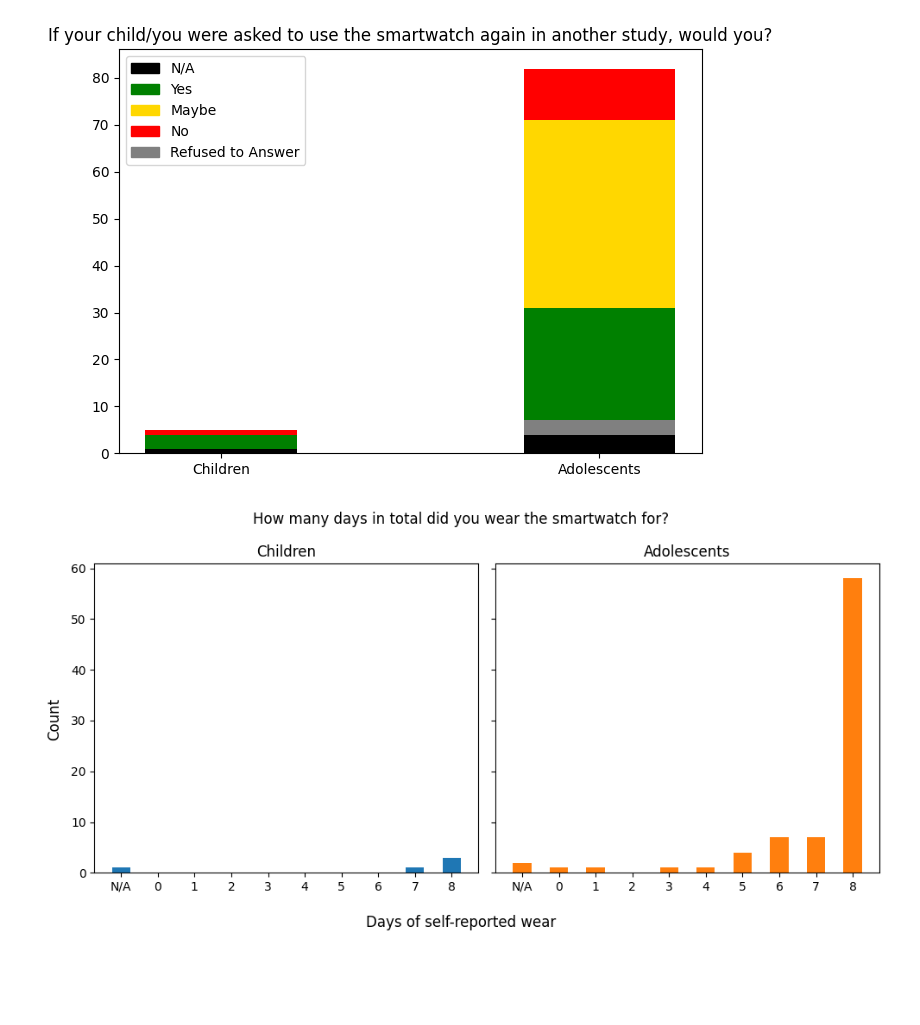
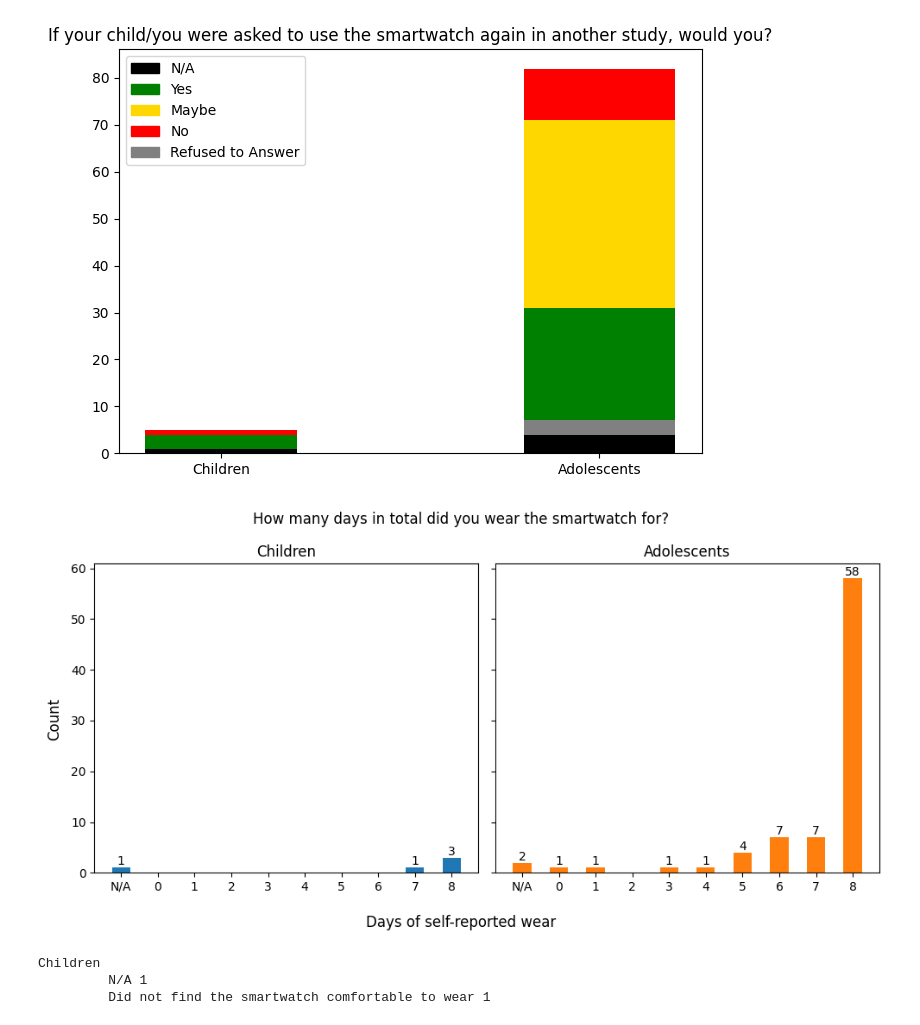
Before and after one commit to richard-lane/seaco_malaysia, a Jupyter notebook: qualitative.ipynb, the cells around one changed output. Drawn from its saved outputs; the diff is of its cells as text; code cells hidden in the pictures; blank space fills up the shorter version.

Commit message:
reasons for not using it

```diff
--- a/qualitative.ipynb
+++ b/qualitative.ipynb
@@ -234,31 +234,65 @@ Days of self-reported wear
 fig, axes = plt.subplots(1, 2, figsize=(10, 5), sharex=True, sharey=True)
 
 child_counts = child_df["smart5_7to9"].value_counts(dropna=False)
 adolescent_counts = adolescent_df["smart5_10to17"].value_counts(dropna=False)
 
 # Fill NA with a negative value so it appears at the bottom of my plot
 na_val = -1
 child_counts.index = child_counts.index.fillna(na_val)
 adolescent_counts.index = adolescent_counts.index.fillna(na_val)
 
 child_counts.sort_index(inplace=True)
 adolescent_counts.sort_index(inplace=True)
 
 for i, val in child_counts.items():
     axes[0].bar(i, val, color="C0", width=0.5)
 for i, val in adolescent_counts.items():
     axes[1].bar(i, val, color="C1", width=0.5)
 
+# Label each bar with the number
+for i, v in child_counts.items():
+    axes[0].text(i, v + 0.5, str(v), ha="center")
+for i, v in adolescent_counts.items():
+    axes[1].text(i, v + 0.5, str(v), ha="center")
+
 for axis in axes:
     axis.set_xticks(range(-1, 9), ["N/A", *range(0, 9)])
 
 axes[0].set_title("Children")
 axes[1].set_title("Adolescents")
 
 fig.supxlabel("Days of self-reported wear")
 fig.supylabel("Count")
 fig.suptitle("How many days in total did you wear the smartwatch for?")
 
 fig.tight_layout()
 # %% [output]
-[figure, old version]
+[figure, new version]
+# %%
+"""
+Reasons given for not wearing the smartwatch for the whole study
+
+"""
+
+child_counts = child_df[child_df["smart5_7to9"] != 8]["smart6_7to9"].value_counts(
+    dropna=False
+)
+child_counts.index = child_counts.index.fillna(na_val)
+
+lookup = {
+    -9: "Refused to answer",
+    1: "Did not like the look of the smartwatch",
+    2: "Did not find the smartwatch comfortable to wear",
+    3: "Recharging took too much time",
+    4: "Did not see the benefit, when could not see the data",
+    5: "Other reasons (please specify)",
+    na_val: "N/A",
+}
+
+print("Children")
+for i, val in child_counts.items():
+    print("\t", lookup[i], val)
+# %% [output]
+Children
+         N/A 1
+         Did not find the smartwatch comfortable to wear 1
```
Also changed, not shown: parts of 3 cells of this notebook.
